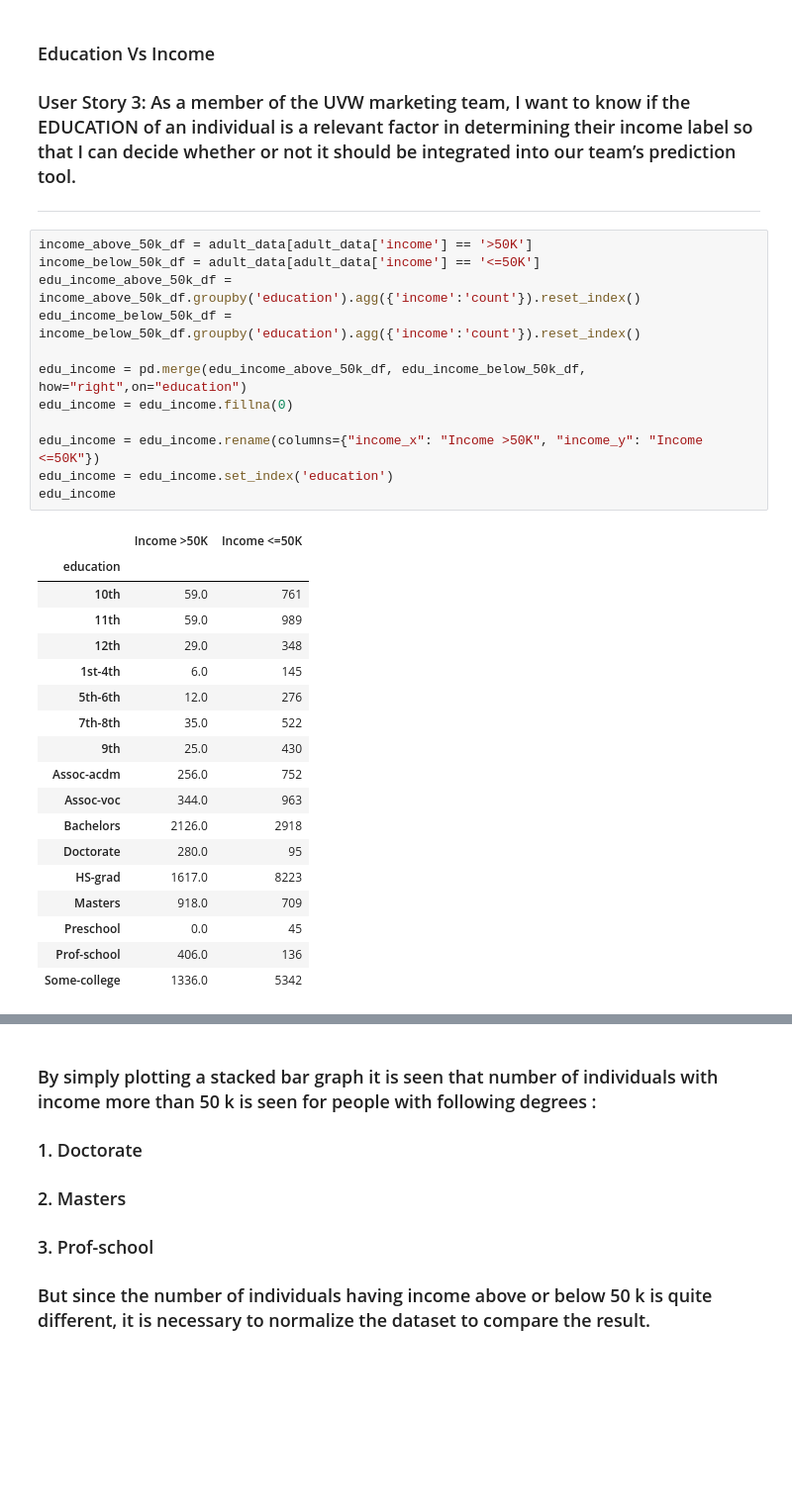
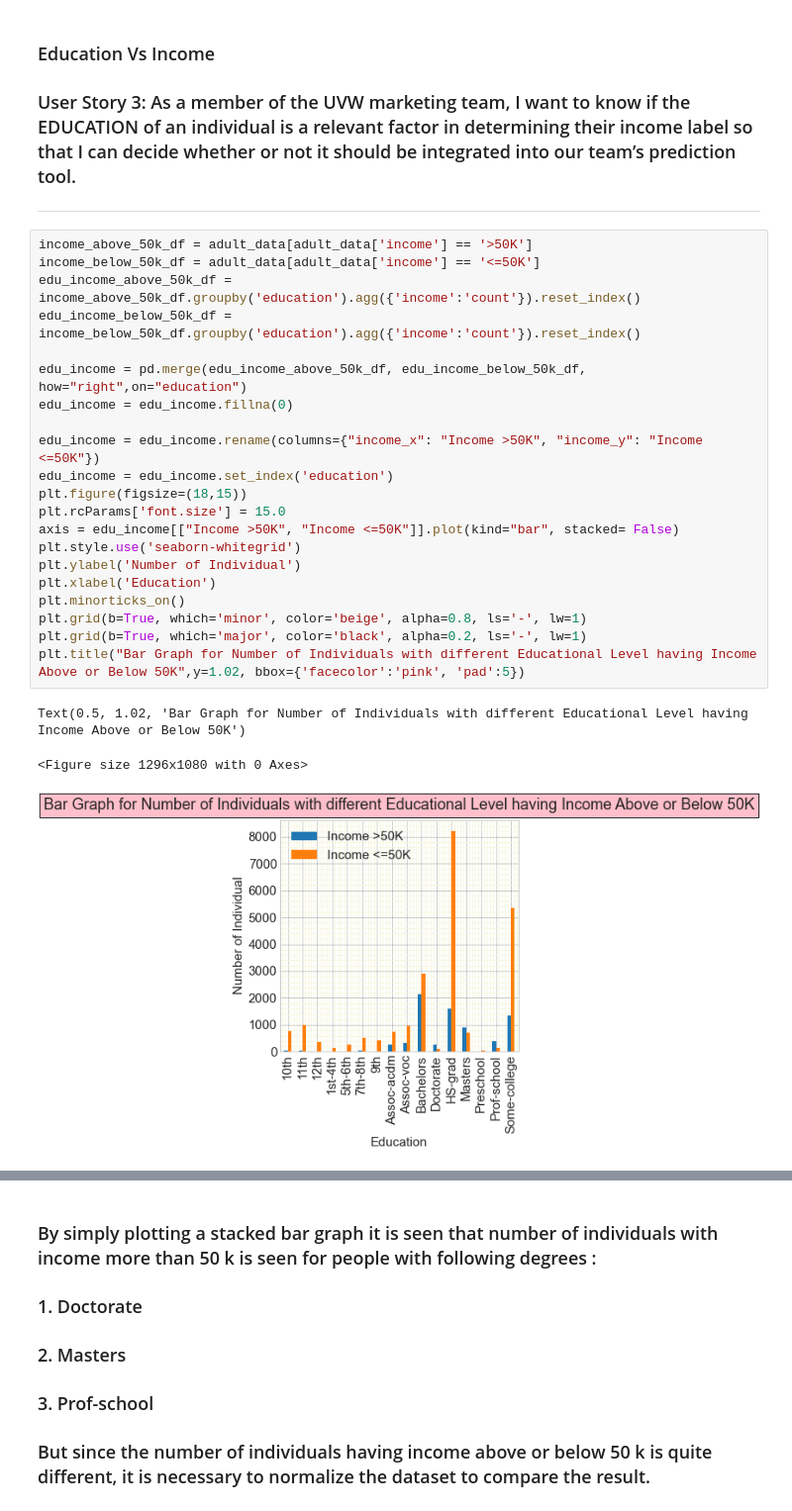
Before and after one commit to atinsinghal97/CSE578-marketing-profiles-visualization, a Jupyter notebook: DV_Group_Project.ipynb, the cells around one changed output, grey strips where cells are left out. Shown at 99% size. Cells and saved outputs as stored; diff of their text form; blank space fills up the shorter version.

```diff
--- a/DV_Group_Project.ipynb
+++ b/DV_Group_Project.ipynb
@@ -357,31 +354,25 @@ plt.show()
 # %%
 income_above_50k_df = adult_data[adult_data['income'] == '>50K']
 income_below_50k_df = adult_data[adult_data['income'] == '<=50K']
 edu_income_above_50k_df = income_above_50k_df.groupby('education').agg({'income':'count'}).reset_index()
 edu_income_below_50k_df = income_below_50k_df.groupby('education').agg({'income':'count'}).reset_index()
 
 edu_income = pd.merge(edu_income_above_50k_df, edu_income_below_50k_df, how="right",on="education")
 edu_income = edu_income.fillna(0)
 
 edu_income = edu_income.rename(columns={"income_x": "Income >50K", "income_y": "Income <=50K"})
 edu_income = edu_income.set_index('education')
-edu_income
+plt.figure(figsize=(18,15))
+plt.rcParams['font.size'] = 15.0
+axis = edu_income[["Income >50K", "Income <=50K"]].plot(kind="bar", stacked= False)
+plt.style.use('seaborn-whitegrid')
+plt.ylabel('Number of Individual')
+plt.xlabel('Education')
+plt.minorticks_on()
+plt.grid(b=True, which='minor', color='beige', alpha=0.8, ls='-', lw=1)
+plt.grid(b=True, which='major', color='black', alpha=0.2, ls='-', lw=1)
+plt.title("Bar Graph for Number of Individuals with different Educational Level having Income Above or Below 50K",y=1.02, bbox={'facecolor':'pink', 'pad':5})
 # %% [output]
-|  | Income >50K | Income <=50K |
-| education |  |  |
-| 10th | 59.0 | 761 |
-| 11th | 59.0 | 989 |
-| 12th | 29.0 | 348 |
-| 1st-4th | 6.0 | 145 |
-| 5th-6th | 12.0 | 276 |
-| 7th-8th | 35.0 | 522 |
-| 9th | 25.0 | 430 |
-| Assoc-acdm | 256.0 | 752 |
-| Assoc-voc | 344.0 | 963 |
-| Bachelors | 2126.0 | 2918 |
-| Doctorate | 280.0 | 95 |
-| HS-grad | 1617.0 | 8223 |
-| Masters | 918.0 | 709 |
-| Preschool | 0.0 | 45 |
-| Prof-school | 406.0 | 136 |
-| Some-college | 1336.0 | 5342 |
+Text(0.5, 1.02, 'Bar Graph for Number of Individuals with different Educational Level having Income Above or Below 50K')
+<Figure size 1296x1080 with 0 Axes>
+[figure, added]
```
Also changed, not shown: parts of 19 cells of this notebook.
